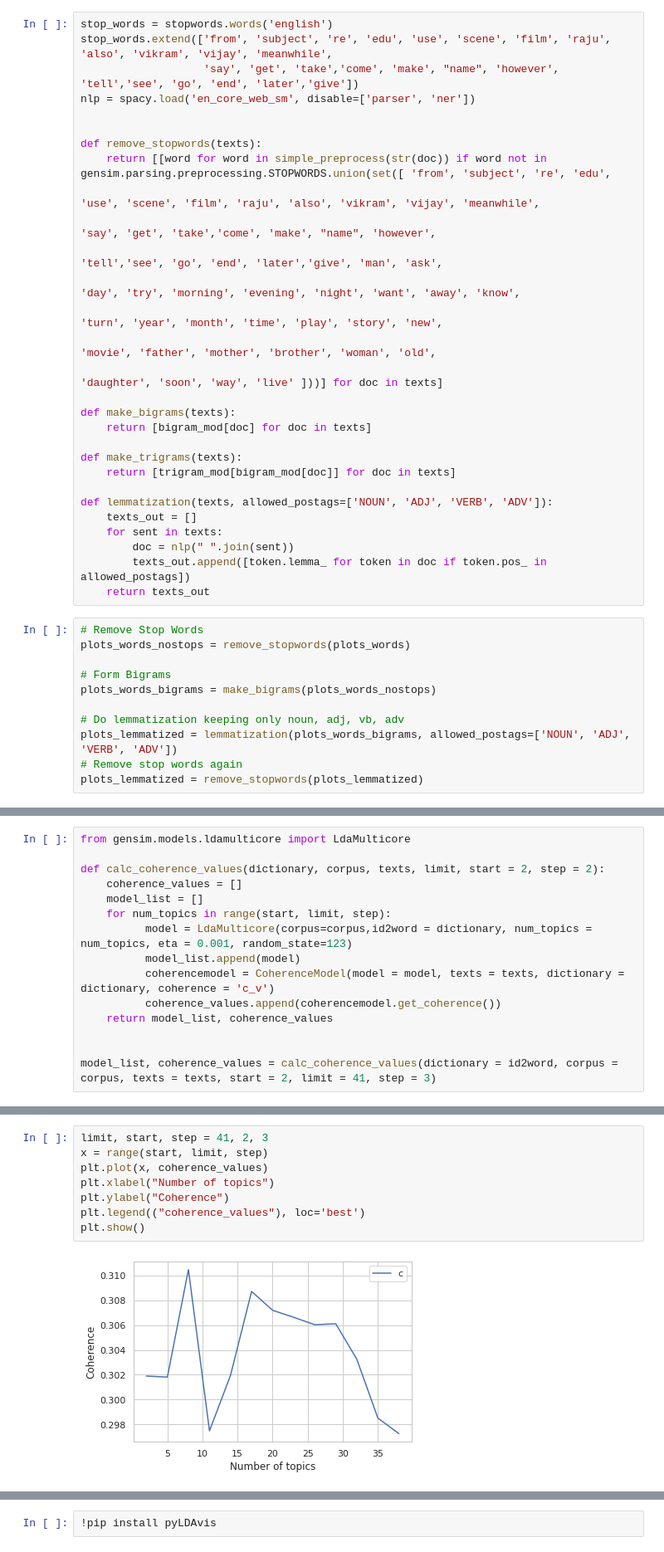
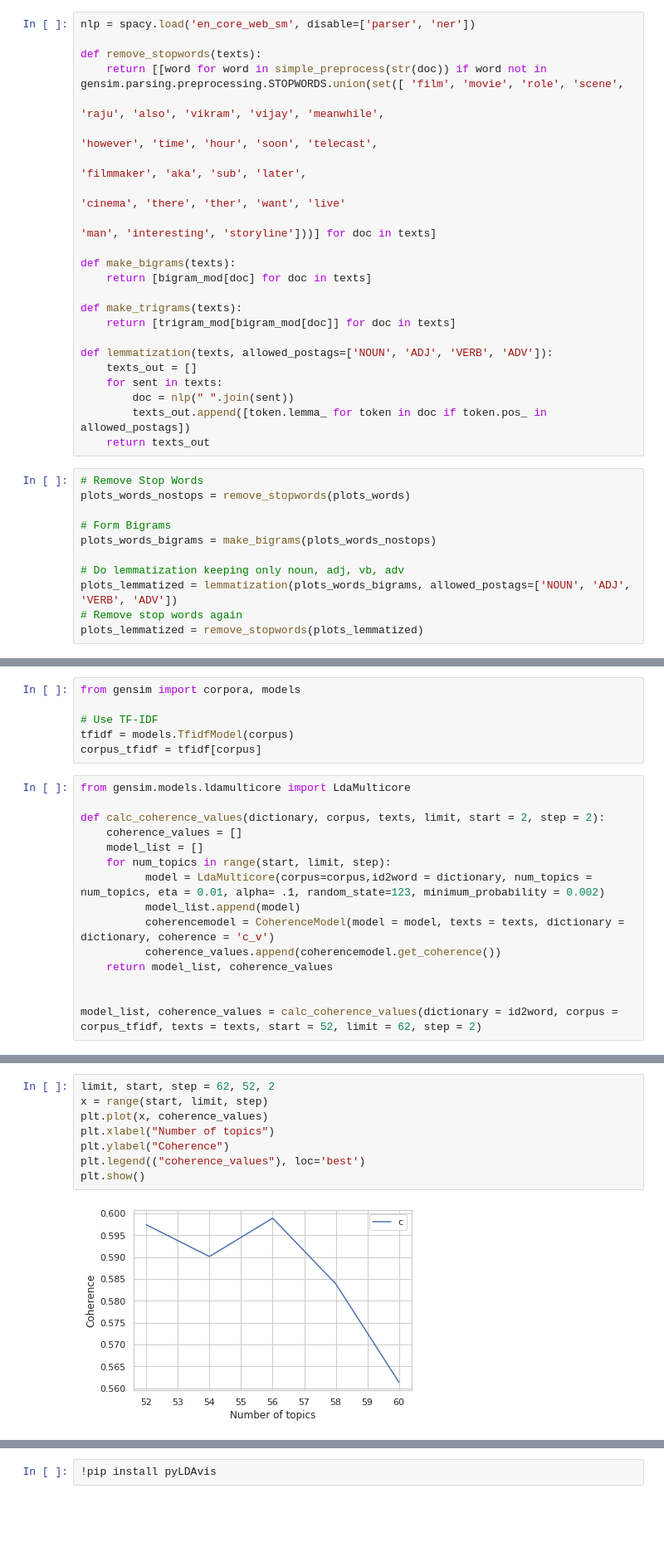
Before and after one commit to ptfrwrd/Explore-movies-and-REC, a Jupyter notebook: Explore_movies_Kaggle.ipynb, the cells around one changed output, grey strips where cells are left out. Shown at 83% size. Drawn from its saved outputs; the diff is of its cells as text; blank space fills up the shorter version.

Commit message:
add tf-idf for lda-model

```diff
--- a/Explore_movies_Kaggle.ipynb
+++ b/Explore_movies_Kaggle.ipynb
@@ -388,21 +388,15 @@ Requirement already satisfied: zipp>=0.5 in /usr/local/lib/python3.6/dist-packag
 ✔ Download and installation successful
 You can now load the model via spacy.load('en_core_web_sm')
 # %%
-stop_words = stopwords.words('english')
-stop_words.extend(['from', 'subject', 're', 'edu', 'use', 'scene', 'film', 'raju', 'also', 'vikram', 'vijay', 'meanwhile',
-                   'say', 'get', 'take','come', 'make', "name", 'however', 'tell','see', 'go', 'end', 'later','give'])
 nlp = spacy.load('en_core_web_sm', disable=['parser', 'ner'])
 
-
 def remove_stopwords(texts):
-    return [[word for word in simple_preprocess(str(doc)) if word not in gensim.parsing.preprocessing.STOPWORDS.union(set([ 'from', 'subject', 're', 'edu',
-                                                                                                                           'use', 'scene', 'film', 'raju', 'also', 'vikram', 'vijay', 'meanwhile',
-                                                                                                                            'say', 'get', 'take','come', 'make', "name", 'however',
-                                                                                                                         'tell','see', 'go', 'end', 'later','give', 'man', 'ask',
-                                                                                                                         'day', 'try', 'morning', 'evening', 'night', 'want', 'away', 'know',
-                                                                                                                         'turn', 'year', 'month', 'time', 'play', 'story', 'new',
-                                                                                                                         'movie', 'father', 'mother', 'brother', 'woman', 'old',
-                                                                                                                         'daughter', 'soon', 'way', 'live' ]))] for doc in texts]
+    return [[word for word in simple_preprocess(str(doc)) if word not in gensim.parsing.preprocessing.STOPWORDS.union(set([ 'film', 'movie', 'role', 'scene',
+                                                                                                                          'raju', 'also', 'vikram', 'vijay', 'meanwhile',
+                                                                                                                          'however', 'time', 'hour', 'soon', 'telecast',
+                                                                                                                           'filmmaker', 'aka', 'sub', 'later',
+                                                                                                                           'cinema', 'there', 'ther', 'want', 'live'
+                                                                                                                           'man', 'interesting', 'storyline']))] for doc in texts]
 
 def make_bigrams(texts):
     return [bigram_mod[doc] for doc in texts]
@@ -434,3 +431,9 @@ corpus = [id2word.doc2bow(text) for text in texts]
+# %%
+from gensim import corpora, models
+
+# Use TF-IDF
+tfidf = models.TfidfModel(corpus)
+corpus_tfidf = tfidf[corpus]
 # %%
 from gensim.models.ldamulticore import LdaMulticore
 
@@ -438,11 +441,11 @@ def calc_coherence_values(dictionary, corpus, texts, limit, start = 2, step = 2)
     coherence_values = []
     model_list = []
     for num_topics in range(start, limit, step):
-          model = LdaMulticore(corpus=corpus,id2word = dictionary, num_topics = num_topics, eta = 0.001, random_state=123)
+          model = LdaMulticore(corpus=corpus,id2word = dictionary, num_topics = num_topics, eta = 0.01, alpha= .1, random_state=123, minimum_probability = 0.002)
           model_list.append(model)
           coherencemodel = CoherenceModel(model = model, texts = texts, dictionary = dictionary, coherence = 'c_v')
           coherence_values.append(coherencemodel.get_coherence())
     return model_list, coherence_values
 
 
-model_list, coherence_values = calc_coherence_values(dictionary = id2word, corpus = corpus, texts = texts, start = 2, limit = 41, step = 3)
+model_list, coherence_values = calc_coherence_values(dictionary = id2word, corpus = corpus_tfidf, texts = texts, start = 52, limit = 62, step = 2)
@@ -449,13 +464,13 @@ model_list, coherence_values = calc_coherence_values(dictionary = id2word, corpu
 # %%
-limit, start, step = 41, 2, 3
+limit, start, step = 62, 52, 2
 x = range(start, limit, step)
 plt.plot(x, coherence_values)
 plt.xlabel("Number of topics")
 plt.ylabel("Coherence")
 plt.legend(("coherence_values"), loc='best')
 plt.show()
 # %% [output]
-[figure, old version]
+[figure, new version]
 # %%
 index = coherence_values.index(max(coherence_values))
 model_list[index].show_topics()
```
Also changed, not shown: parts of 12 cells of this notebook.
